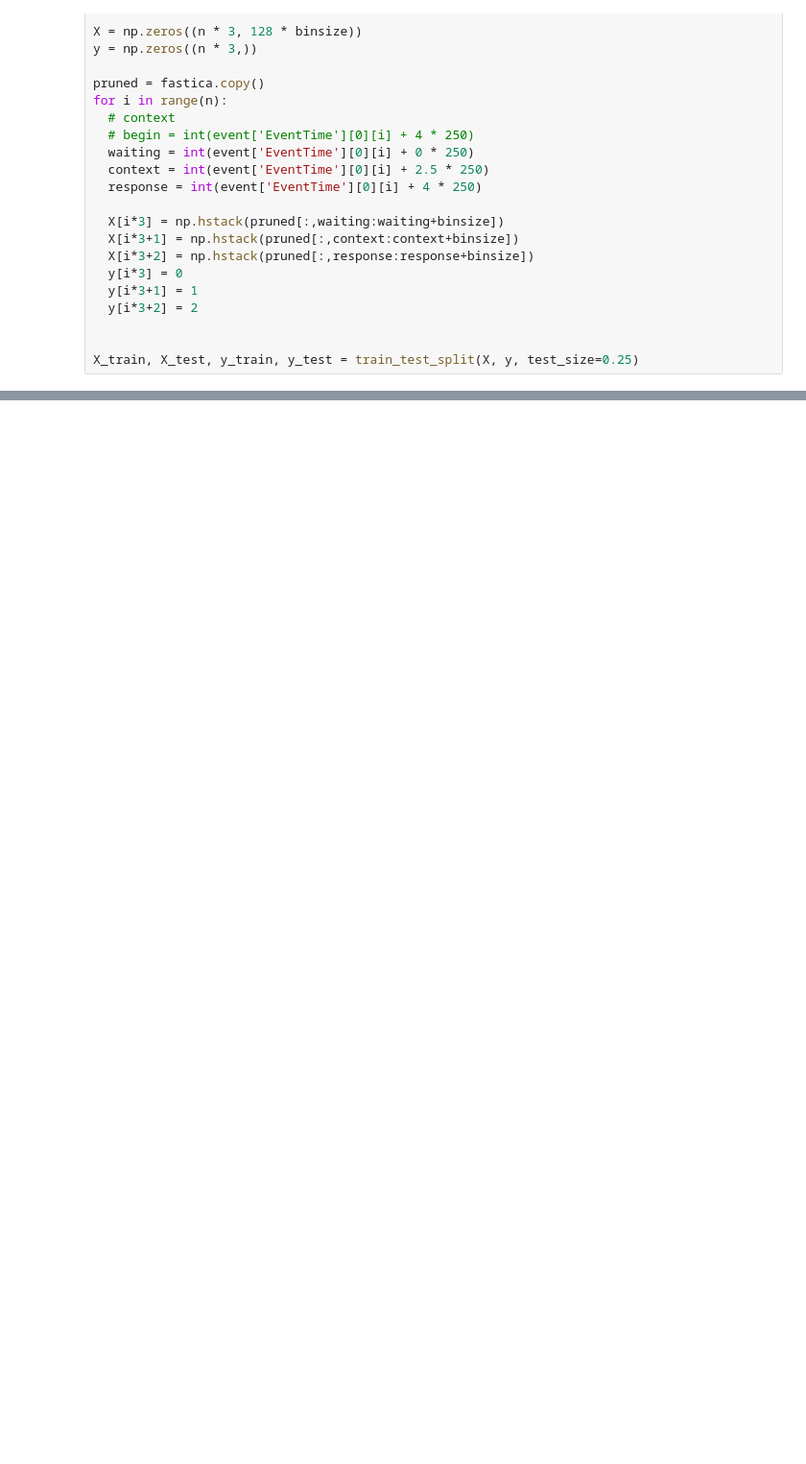
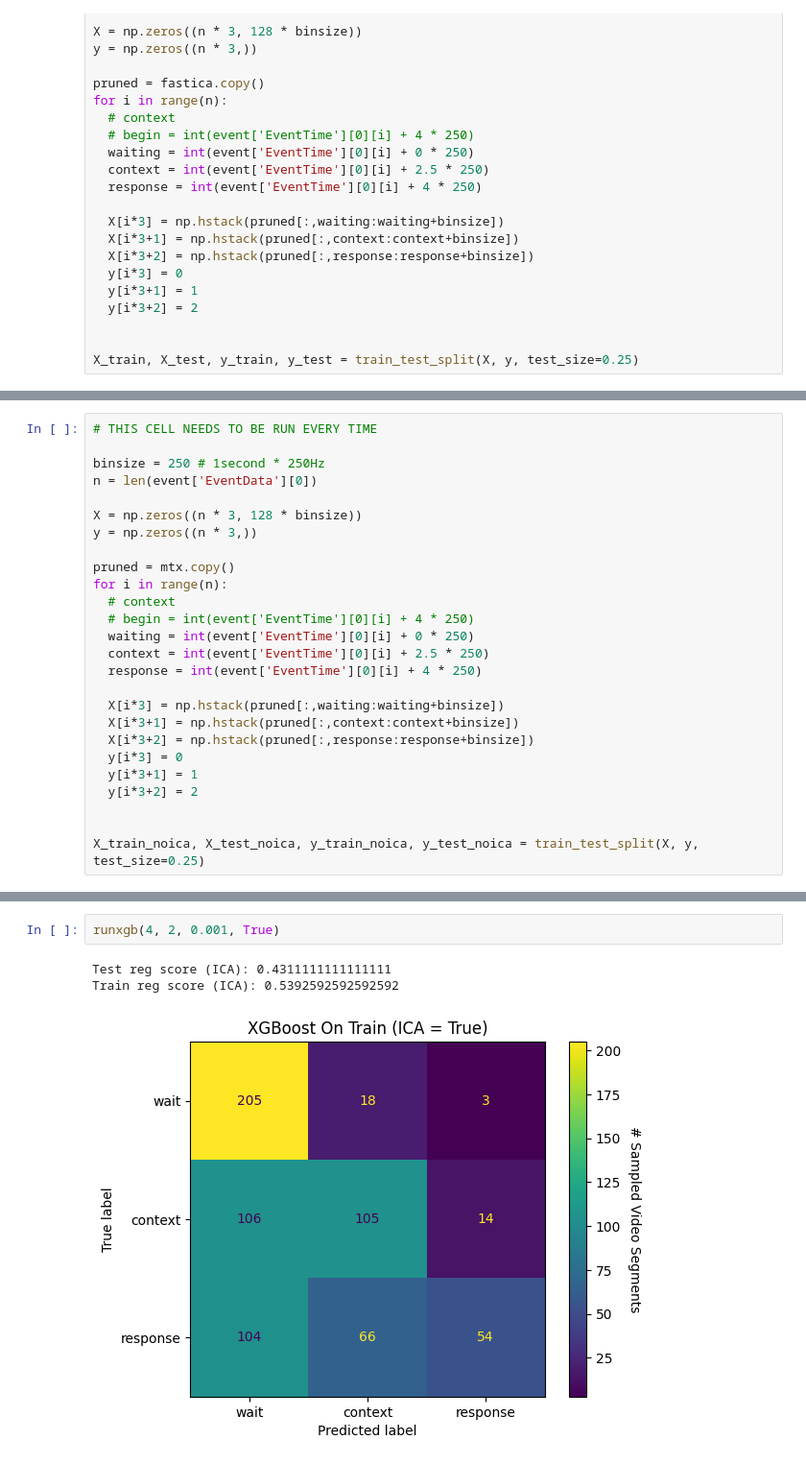
Before and after one commit to hytopoulos/macaque-cortical-activity, a Jupyter notebook: model_exploration.ipynb, the cells around one changed output, grey strips where cells are left out. Shown at 96% size. Cells and saved outputs as stored; diff of their text form; blank space fills up the shorter version.

```diff
--- a/model_exploration.ipynb
+++ b/model_exploration.ipynb
@@ -125,0 +107,26 @@ X_train, X_test, y_train, y_test = train_test_split(X, y, test_size=0.25)
+# %%
+# THIS CELL NEEDS TO BE RUN EVERY TIME
+
+binsize = 250 # 1second * 250Hz
+n = len(event['EventData'][0])
+
+X = np.zeros((n * 3, 128 * binsize))
+y = np.zeros((n * 3,))
+
+pruned = mtx.copy()
+for i in range(n):
+  # context
+  # begin = int(event['EventTime'][0][i] + 4 * 250)
+  waiting = int(event['EventTime'][0][i] + 0 * 250)
+  context = int(event['EventTime'][0][i] + 2.5 * 250)
+  response = int(event['EventTime'][0][i] + 4 * 250)
+
+  X[i*3] = np.hstack(pruned[:,waiting:waiting+binsize])
+  X[i*3+1] = np.hstack(pruned[:,context:context+binsize])
+  X[i*3+2] = np.hstack(pruned[:,response:response+binsize])
+  y[i*3] = 0
+  y[i*3+1] = 1
+  y[i*3+2] = 2
+
+
+X_train_noica, X_test_noica, y_train_noica, y_test_noica = train_test_split(X, y, test_size=0.25)
@@ -525,0 +349,6 @@ Test reg score: 0.3022222222222222
+# %%
+runxgb(4, 2, 0.001, True)
+# %% [output]
+Test reg score (ICA): 0.4311111111111111
+Train reg score (ICA): 0.5392592592592592
+[figure, added]
```
Also changed, not shown: parts of 22 cells of this notebook.
